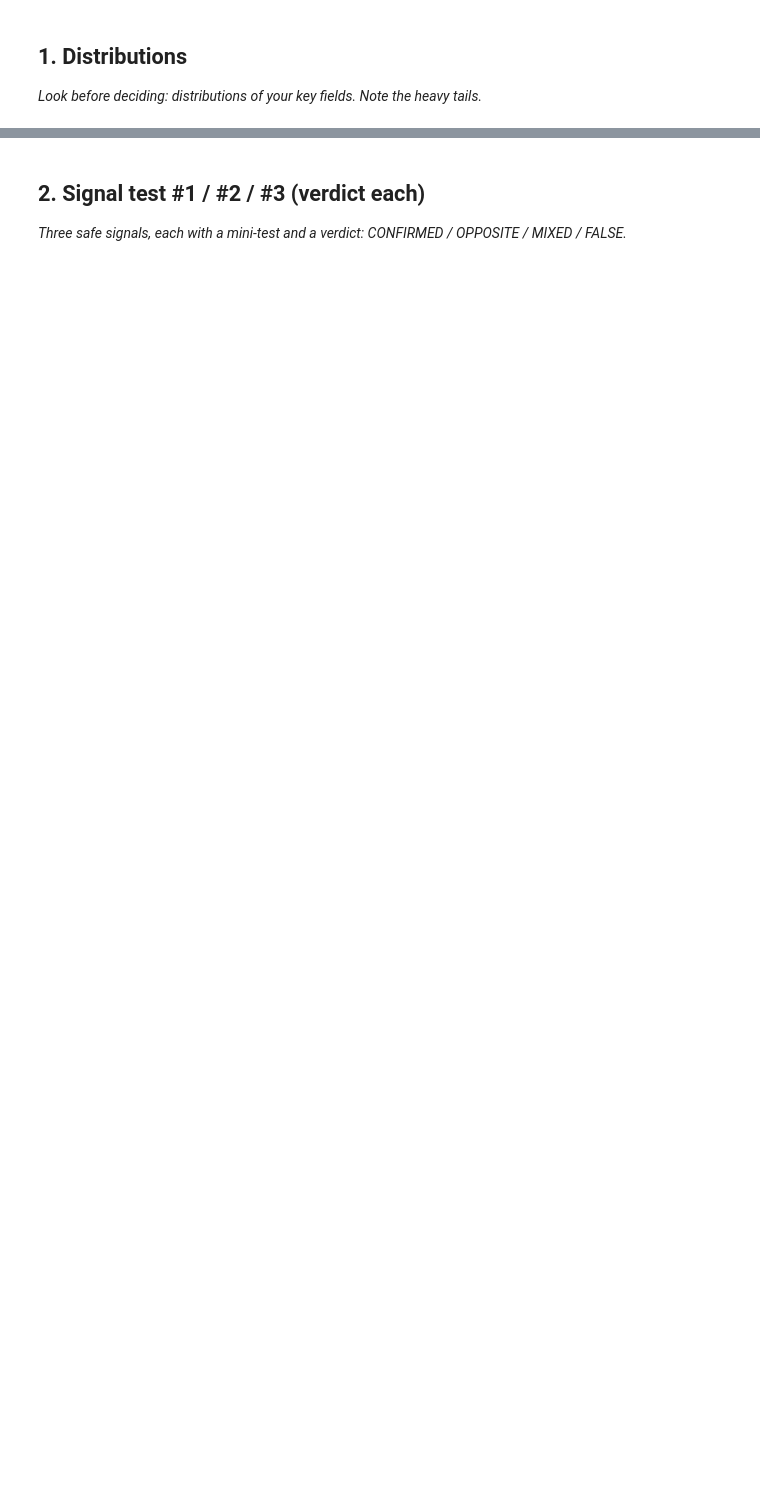
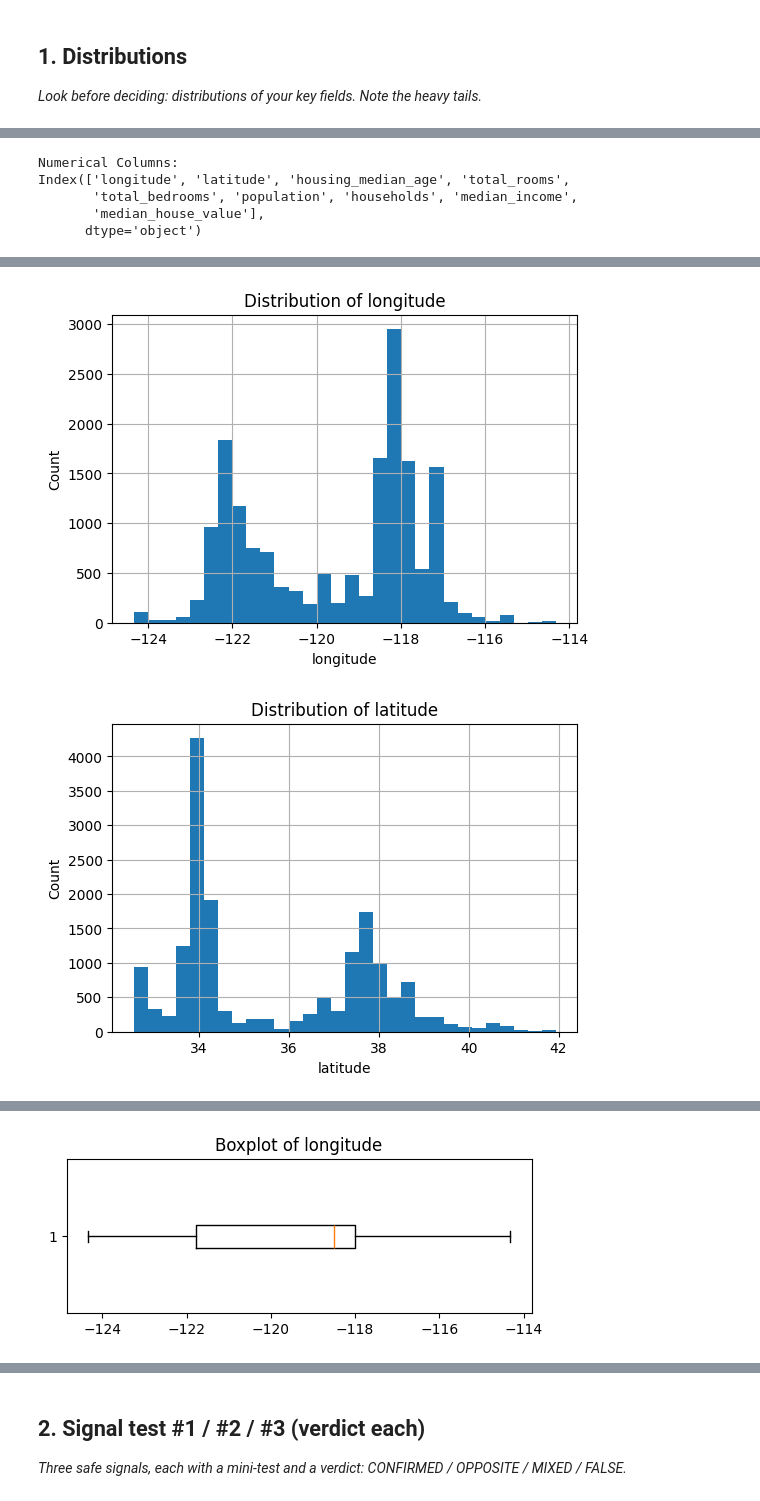
Before and after one commit to rish7186/flyrank-ml-internship-starter, a Jupyter notebook: work/notebooks/w04_signal_audit.ipynb, the cells around one changed output, grey strips where cells are left out. Saved outputs shown, nothing was run; the diff lists cells and outputs as text; code cells hidden in the pictures; blank space fills up the shorter version.

```diff
--- a/work/notebooks/w04_signal_audit.ipynb
+++ b/work/notebooks/w04_signal_audit.ipynb
@@ -15,0 +15,43 @@ This skeleton is yours to fill. Work the sections **in order** — each one has
+# %%
+# This cell is for CODE (numbers, a query, a check).
+# Write your text answer in the cell ABOVE this one — typing sentences here breaks Run All.
+import matplotlib.pyplot as plt
+import pandas as pd
+
+# Load a sample DataFrame 'df' - you might need to adjust this to your actual data source
+df = pd.read_csv('/content/sample_data/california_housing_train.csv')
+
+# Select numerical columns
+numeric_cols = df.select_dtypes(include=['number']).columns
+
+print("Numerical Columns:")
+print(numeric_cols)
+
+# Summary statistics
+display(df[numeric_cols].describe())
+
+# Plot distributions
+for col in numeric_cols:
+    plt.figure(figsize=(6,4))
+    df[col].hist(bins=30)
+    plt.title(f"Distribution of {col}")
+    plt.xlabel(col)
+    plt.ylabel("Count")
+    plt.show()
+
+# Boxplots to identify heavy tails/outliers
+for col in numeric_cols:
+    plt.figure(figsize=(6,2))
+    plt.boxplot(df[col].dropna(), vert=False)
+    plt.title(f"Boxplot of {col}")
+    plt.show()
+
+# Skewness
+print("\nSkewness of numerical features:")
+print(df[numeric_cols].skew().sort_values(ascending=False))
+# %% [output]
+Numerical Columns:
+Index(['longitude', 'latitude', 'housing_median_age', 'total_rooms',
+       'total_bedrooms', 'population', 'households', 'median_income',
+       'median_house_value'],
+      dtype='object')
@@ -15,0 +67,2 @@ This skeleton is yours to fill. Work the sections **in order** — each one has
+[figure, added]
+[figure, added]
@@ -15,0 +76 @@ This skeleton is yours to fill. Work the sections **in order** — each one has
+[figure, added]
```
Also changed, not shown: parts of 11 cells of this notebook.
